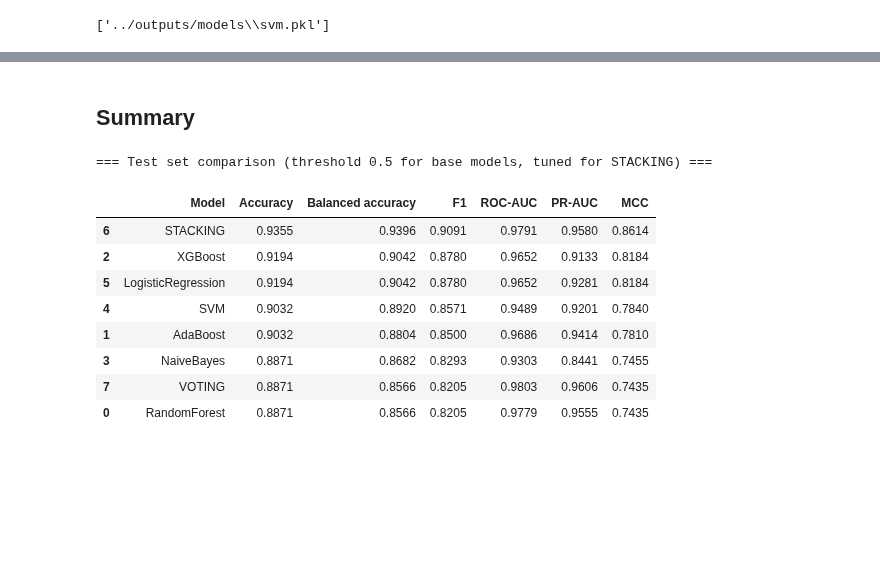
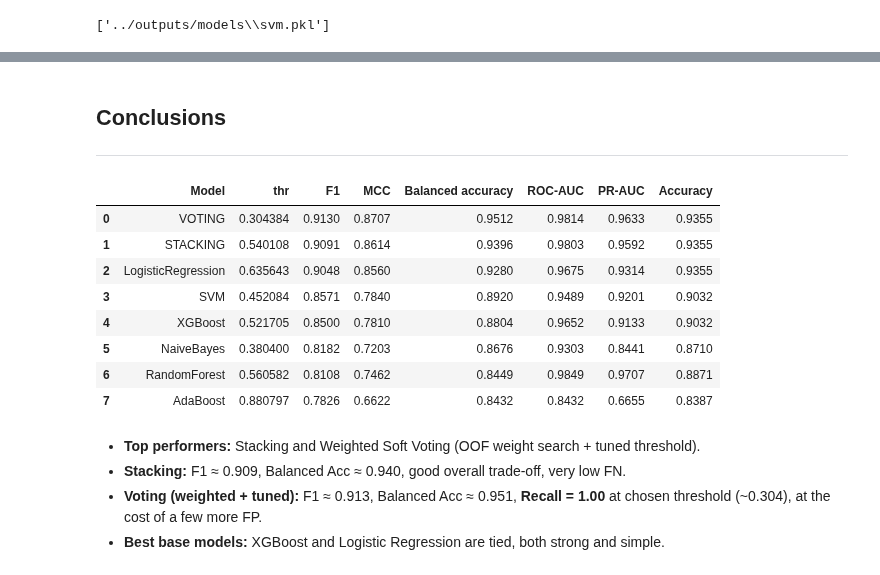
Before and after one commit to zuzannapajak/cardio-risk-prediction, a Jupyter notebook: notebooks/model_training.ipynb, the cells around one changed output, grey strips where cells are left out. Drawn from its saved outputs; the diff is of its cells as text; code cells hidden in the pictures; blank space fills up the shorter version.

```diff
--- a/notebooks/model_training.ipynb
+++ b/notebooks/model_training.ipynb
@@ -751,27 +583,0 @@ Confusion matrix:
-# %%
-models = {}
-models['XGBoost'] = xgb_model
-models['RandomForest'] = rf_model
-models['AdaBoost'] = ada_model
-models['SVM'] = svm_model
-models['LogisticRegression'] = log_model
-models['NaiveBayes'] = nb_model
-models['STACKING'] = stacking_model
-models['VOTING'] = voting_best
-
-metric = "F1"
-candidates = np.linspace(0.05, 0.95, 19)
-
-thr_map, oof_table_rows = {}, []
-
-for name, mdl in models.items():
-    s = _oof_scores(mdl, X_tr, y_tr, cv)
-    best_t, best_v = None, -1.0
-    for t in candidates:
-        v = _score_metric(y_tr, (s >= t).astype(int), metric)
-        if v > best_v: best_t, best_v = float(t), float(v)
-    thr_map[name] = best_t
-    oof_table_rows.append({"Model": name.upper(), "Best threshold": best_t, f"OOF {metric}": best_v})
-
-oof_df = pd.DataFrame(oof_table_rows).sort_values(f"OOF {metric}", ascending=False).reset_index(drop=True)
-display(oof_df)
@@ -780,31 +649,42 @@ NameError: name 'xgb_model' is not defined
 # %% [markdown]
-## Summary
+## Conclusions
+---
 # %%
-# evaluate on test set
 test_rows = []
 for name, mdl in models.items():
-    df_m, _ = evaluate_classification(mdl, X_te, y_te, threshold=thr_map[name], show=False)
-    get = lambda k: float(df_m.loc[df_m["Metric"] == k, "Value"])
+    thr = float(thr_map[name])
+
+    df_m, _ = evaluate_classification(mdl, X_te, y_te, threshold=thr, show=False)
+    df_m = df_m.set_index("Metric")
+
+    get = lambda k: float(df_m.at[k, "Value"]) if k in df_m.index else float("nan")
     test_rows.append({
         "Model": name,
-        "thr": t,
+        "thr": thr,
         "F1": get("F1"),
         "MCC": get("MCC"),
         "Balanced accuracy": get("Balanced accuracy"),
         "ROC-AUC": get("ROC-AUC"),
         "PR-AUC": get("PR-AUC (Average Precision)"),
         "Accuracy": get("Accuracy"),
     })
-test_df = pd.DataFrame(test_rows).sort_values(["F1","ROC-AUC","MCC"], ascending=False).reset_index(drop=True)
+
+test_df = (pd.DataFrame(test_rows)
+           .sort_values(["F1","ROC-AUC","MCC"], ascending=False)
+           .reset_index(drop=True))
 display(test_df)
 # %% [output]
-=== Test set comparison (threshold 0.5 for base models, tuned for STACKING) ===
-|  | Model | Accuracy | Balanced accuracy | F1 | ROC-AUC | PR-AUC | MCC |
-| 6 | STACKING | 0.9355 | 0.9396 | 0.9091 | 0.9791 | 0.9580 | 0.8614 |
-| 2 | XGBoost | 0.9194 | 0.9042 | 0.8780 | 0.9652 | 0.9133 | 0.8184 |
-| 5 | LogisticRegression | 0.9194 | 0.9042 | 0.8780 | 0.9652 | 0.9281 | 0.8184 |
-| 4 | SVM | 0.9032 | 0.8920 | 0.8571 | 0.9489 | 0.9201 | 0.7840 |
-| 1 | AdaBoost | 0.9032 | 0.8804 | 0.8500 | 0.9686 | 0.9414 | 0.7810 |
-| 3 | NaiveBayes | 0.8871 | 0.8682 | 0.8293 | 0.9303 | 0.8441 | 0.7455 |
-| 7 | VOTING | 0.8871 | 0.8566 | 0.8205 | 0.9803 | 0.9606 | 0.7435 |
-| 0 | RandomForest | 0.8871 | 0.8566 | 0.8205 | 0.9779 | 0.9555 | 0.7435 |
+|  | Model | thr | F1 | MCC | Balanced accuracy | ROC-AUC | PR-AUC | Accuracy |
+| 0 | VOTING | 0.304384 | 0.9130 | 0.8707 | 0.9512 | 0.9814 | 0.9633 | 0.9355 |
+| 1 | STACKING | 0.540108 | 0.9091 | 0.8614 | 0.9396 | 0.9803 | 0.9592 | 0.9355 |
+| 2 | LogisticRegression | 0.635643 | 0.9048 | 0.8560 | 0.9280 | 0.9675 | 0.9314 | 0.9355 |
+| 3 | SVM | 0.452084 | 0.8571 | 0.7840 | 0.8920 | 0.9489 | 0.9201 | 0.9032 |
+| 4 | XGBoost | 0.521705 | 0.8500 | 0.7810 | 0.8804 | 0.9652 | 0.9133 | 0.9032 |
+| 5 | NaiveBayes | 0.380400 | 0.8182 | 0.7203 | 0.8676 | 0.9303 | 0.8441 | 0.8710 |
+| 6 | RandomForest | 0.560582 | 0.8108 | 0.7462 | 0.8449 | 0.9849 | 0.9707 | 0.8871 |
+| 7 | AdaBoost | 0.880797 | 0.7826 | 0.6622 | 0.8432 | 0.8432 | 0.6655 | 0.8387 |
+# %% [markdown]
+- **Top performers:** Stacking and Weighted Soft Voting (OOF weight search + tuned threshold).
+- **Stacking:** F1 ≈ 0.909, Balanced Acc ≈ 0.940, good overall trade-off, very low FN.
+- **Voting (weighted + tuned):** F1 ≈ 0.913, Balanced Acc ≈ 0.951, **Recall = 1.00** at chosen threshold (~0.304), at the cost of a few more FP.
+- **Best base models:** XGBoost and Logistic Regression are tied, both strong and simple.
```
Also changed, not shown: parts of 59 cells of this notebook, 6 other files.
